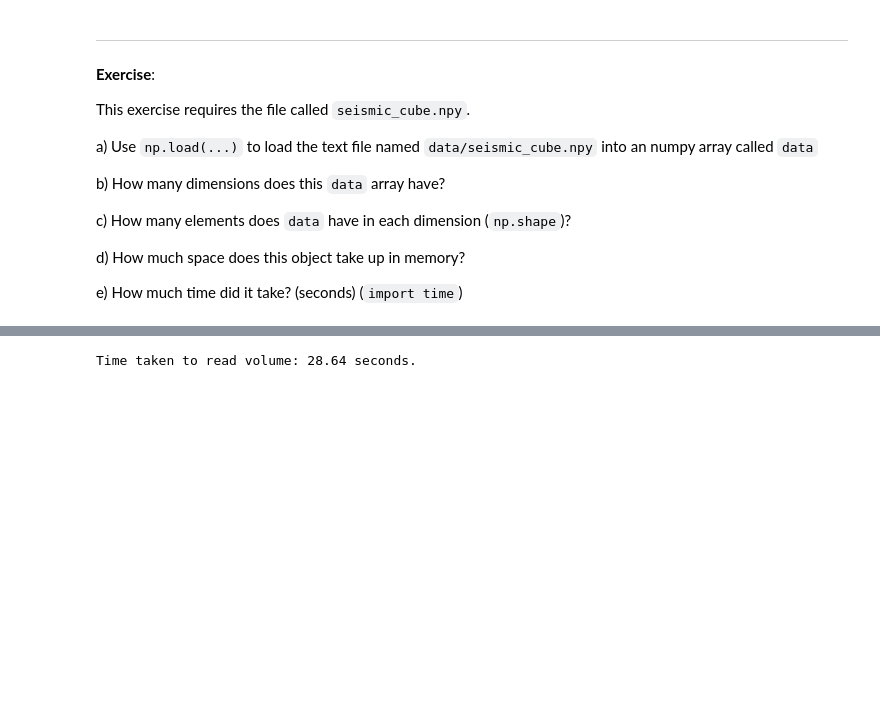
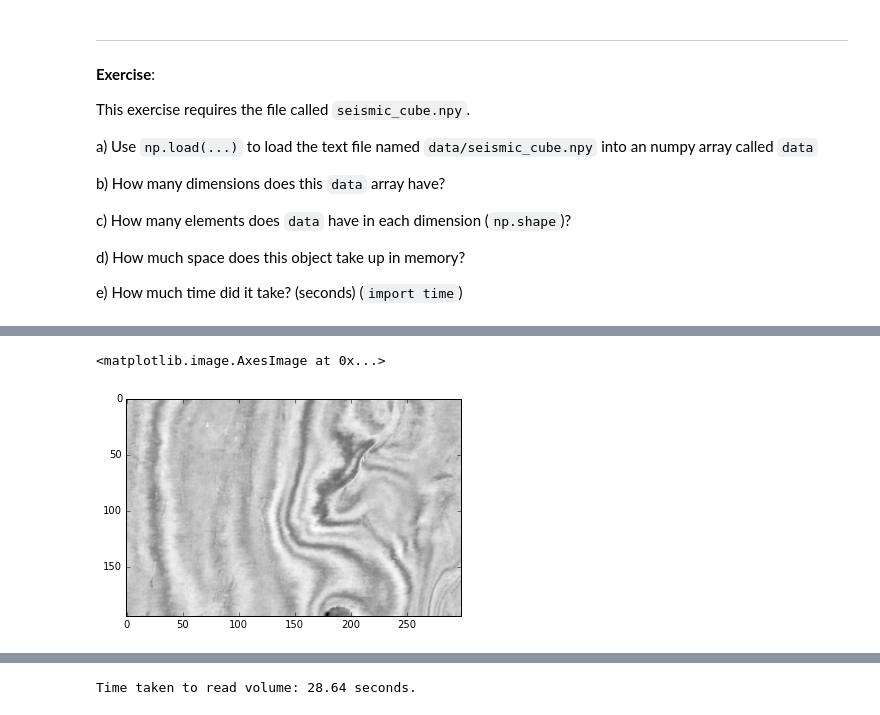
Before and after one commit to Aicha-cher/Booster_bootcamp, a Jupyter notebook: Part_2c__Seismic_arrays.ipynb, the cells around one changed output, grey strips where cells are left out. Drawn from its saved outputs; the diff is of its cells as text; code cells hidden in the pictures; blank space fills up the shorter version.

```diff
--- a/Part_2c__Seismic_arrays.ipynb
+++ b/Part_2c__Seismic_arrays.ipynb
@@ -23,0 +71,5 @@ e) How much time did it take? (seconds) (`import time`)
+# %%
+plt.imshow(data[..., 150], cmap="Greys")
+# %% [output]
+<matplotlib.image.AxesImage at 0x...>
+[figure, added]
```
Also changed, not shown: parts of 14 cells of this notebook, 1 other file.
